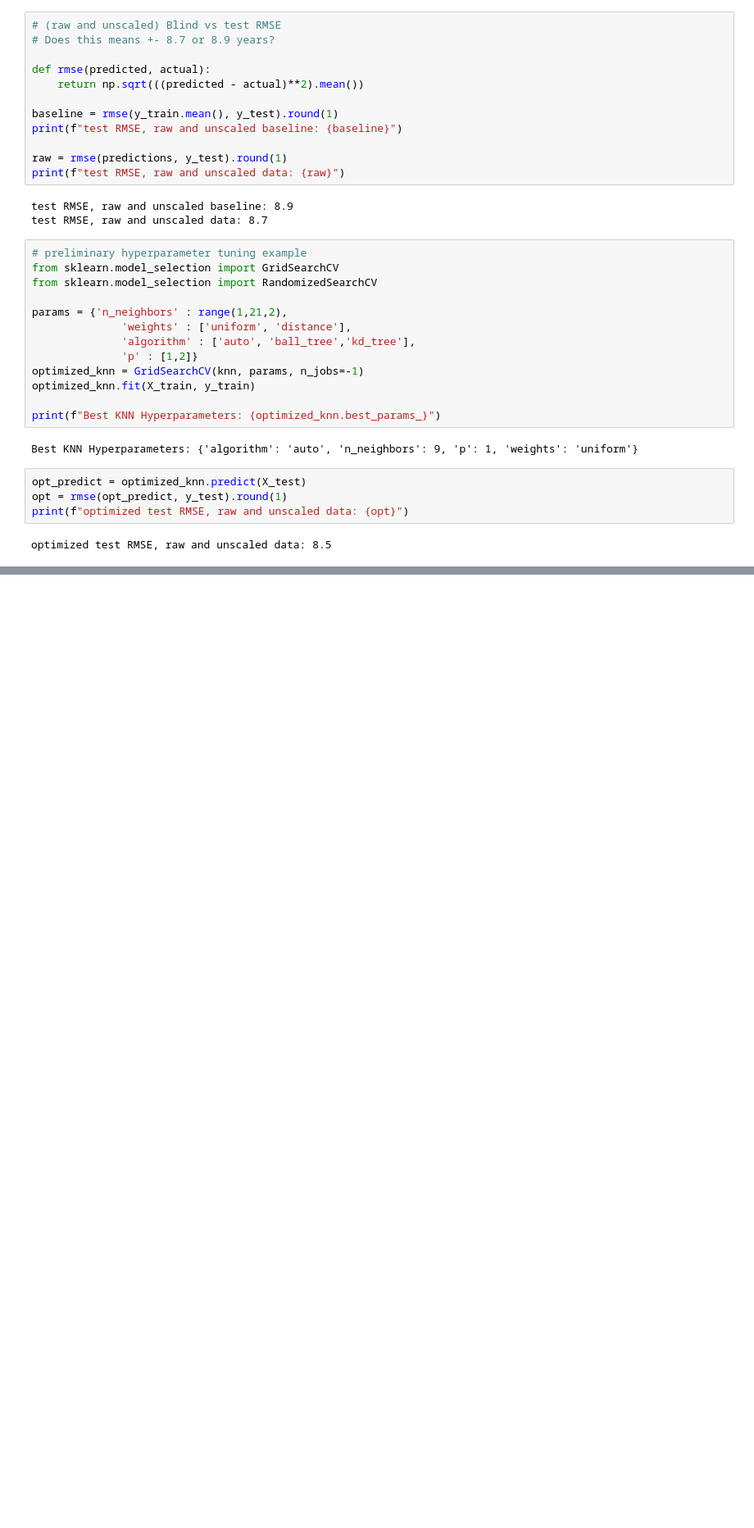
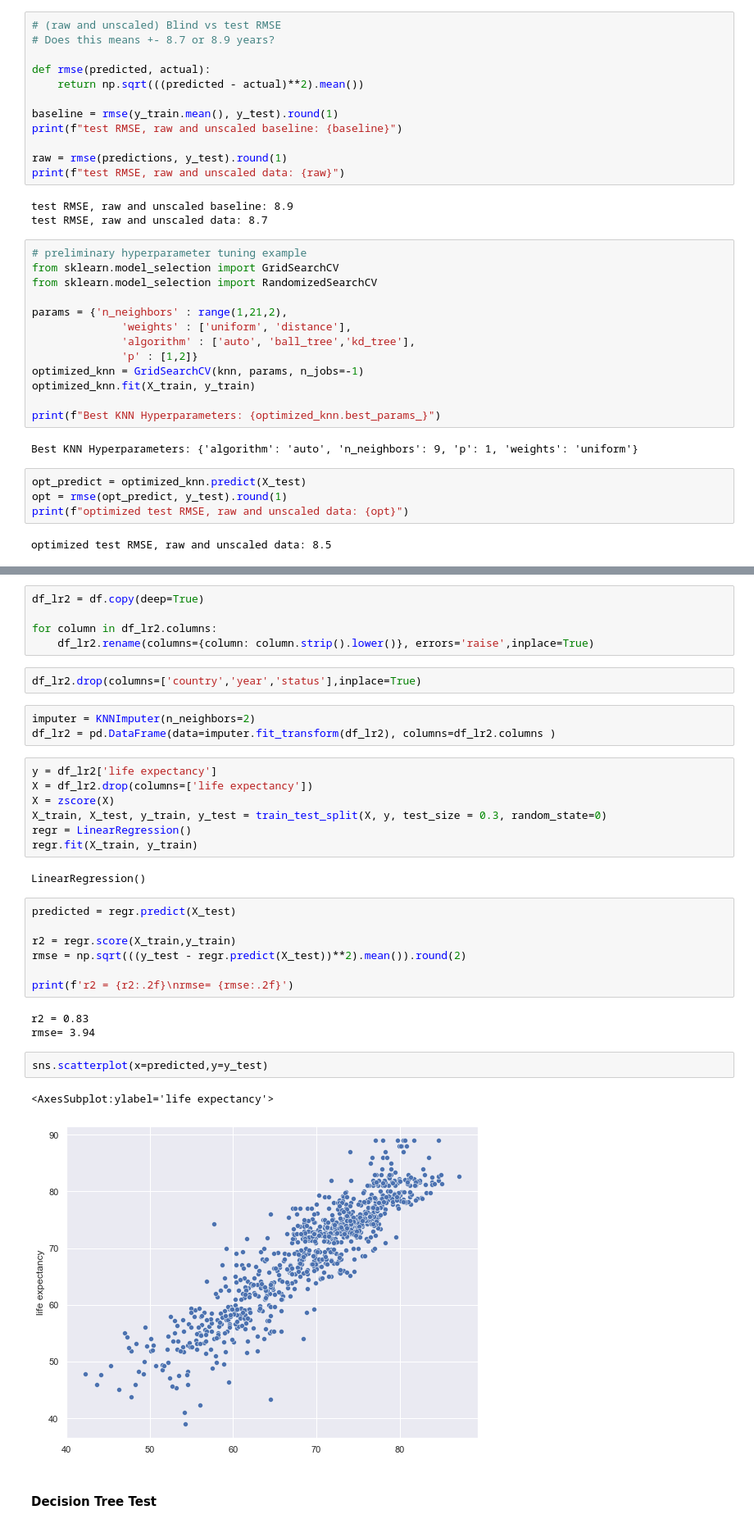
Before and after one commit to NStankovich/CST383-project-life-expectancy, a Jupyter notebook: CST383_ChiemRoweShumStankovich_Project_Update1.ipynb, the cells around one changed output, grey strips where cells are left out. Shown at 82% size. Drawn from its saved outputs; the diff is of its cells as text; blank space fills up the shorter version.

```diff
--- a/CST383_ChiemRoweShumStankovich_Project_Update1.ipynb
+++ b/CST383_ChiemRoweShumStankovich_Project_Update1.ipynb
@@ -392,0 +581,36 @@ optimized test RMSE, raw and unscaled data: 8.5
+# %%
+df_lr2 = df.copy(deep=True)
+
+for column in df_lr2.columns:
+    df_lr2.rename(columns={column: column.strip().lower()}, errors='raise',inplace=True)
+# %%
+df_lr2.drop(columns=['country','year','status'],inplace=True)
+# %%
+imputer = KNNImputer(n_neighbors=2)
+df_lr2 = pd.DataFrame(data=imputer.fit_transform(df_lr2), columns=df_lr2.columns )
+# %%
+y = df_lr2['life expectancy']
+X = df_lr2.drop(columns=['life expectancy'])
+X = zscore(X)
+X_train, X_test, y_train, y_test = train_test_split(X, y, test_size = 0.3, random_state=0)
+regr = LinearRegression()
+regr.fit(X_train, y_train)
+# %% [output]
+LinearRegression()
+# %%
+predicted = regr.predict(X_test)
+
+r2 = regr.score(X_train,y_train)
+rmse = np.sqrt(((y_test - regr.predict(X_test))**2).mean()).round(2)
+
+print(f'r2 = {r2:.2f}\nrmse= {rmse:.2f}')
+# %% [output]
+r2 = 0.83
+rmse= 3.94
+# %%
+sns.scatterplot(x=predicted,y=y_test)
+# %% [output]
+<AxesSubplot:ylabel='life expectancy'>
+[figure, added]
+# %% [markdown]
+#### Decision Tree Test
```
Also changed, not shown: parts of 26 cells of this notebook.
